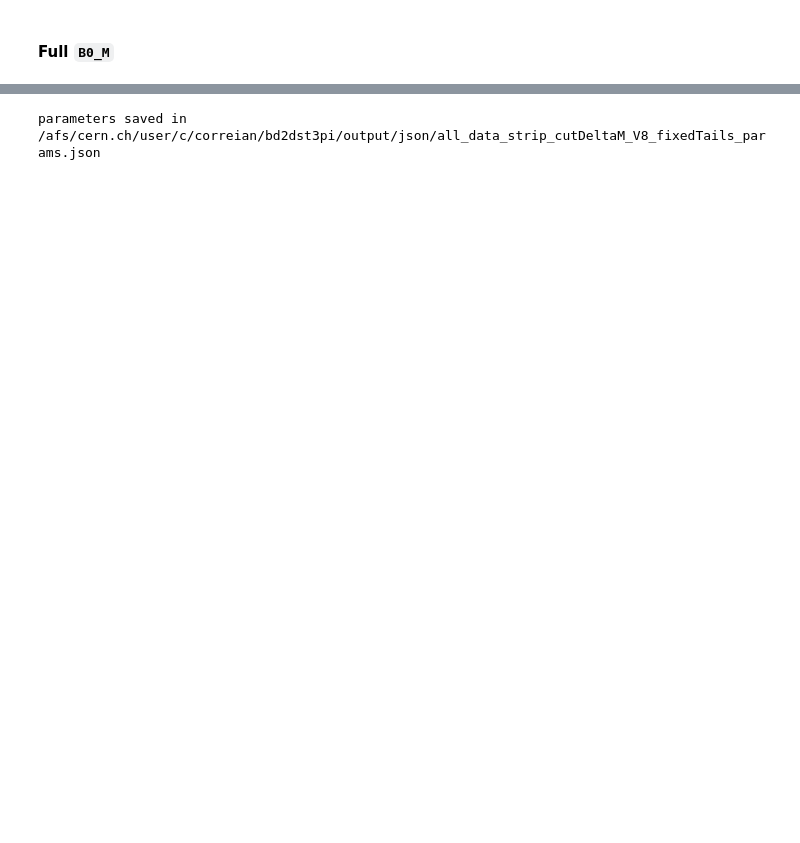
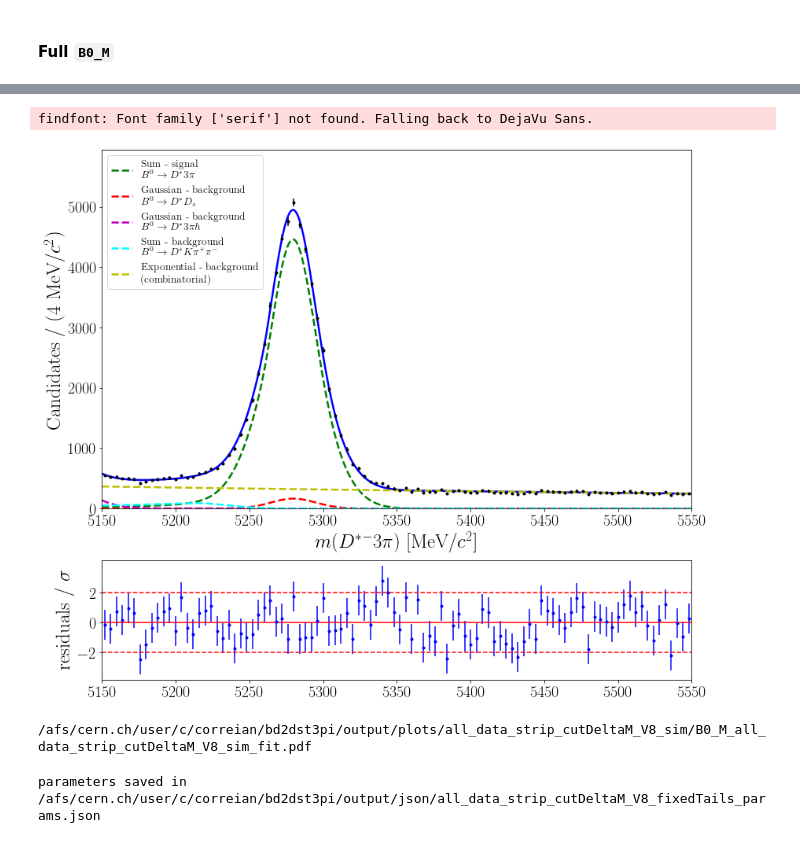
Before and after one commit to donalhill/bd2dst3pi, a Jupyter notebook: notebooks/3.Fit/V8 - with sPlots/fit_all_data_V8_simultaneous_fit.ipynb, the cells around one changed output, grey strips where cells are left out. Saved outputs shown, nothing was run; the diff lists cells and outputs as text; code cells hidden in the pictures; blank space fills up the shorter version.

```diff
--- a/notebooks/3.Fit/V8 - with sPlots/fit_all_data_V8_simultaneous_fit.ipynb
+++ b/notebooks/3.Fit/V8 - with sPlots/fit_all_data_V8_simultaneous_fit.ipynb
@@ -361,7 +351,8 @@ plot_hist_fit_particle(df,'B0_M', models = [model,model_S_ext, gaussian_B0Ds_ext
                        obs=obs, n_bins = 100,mode_hist = False,
                        name_data = name_data, name_folder=name_data,
                        colors=['b','g','r','m','cyan','y'],
-                       params=params,name_params=name_params, fontsize_leg=13.5,
+                       #params=params,name_params=name_params,
+                       fontsize_leg=13.5,
 #                       colWidths=[0.06,0.01,0.05,0.06]
                       )
 # %% [output]
@@ -369,3 +360,6 @@ NameError: name 'frac' is not defined
+findfont: Font family ['serif'] not found. Falling back to DejaVu Sans.
+[figure, added]
+/afs/cern.ch/user/c/correian/bd2dst3pi/output/plots/all_data_strip_cutDeltaM_V8_sim/B0_M_all_data_strip_cutDeltaM_V8_sim_fit.pdf
 # %%
 #save_params(params,name_data,True)
 # %% [output]
```
Also changed, not shown: parts of 14 cells of this notebook, 5 other files.
